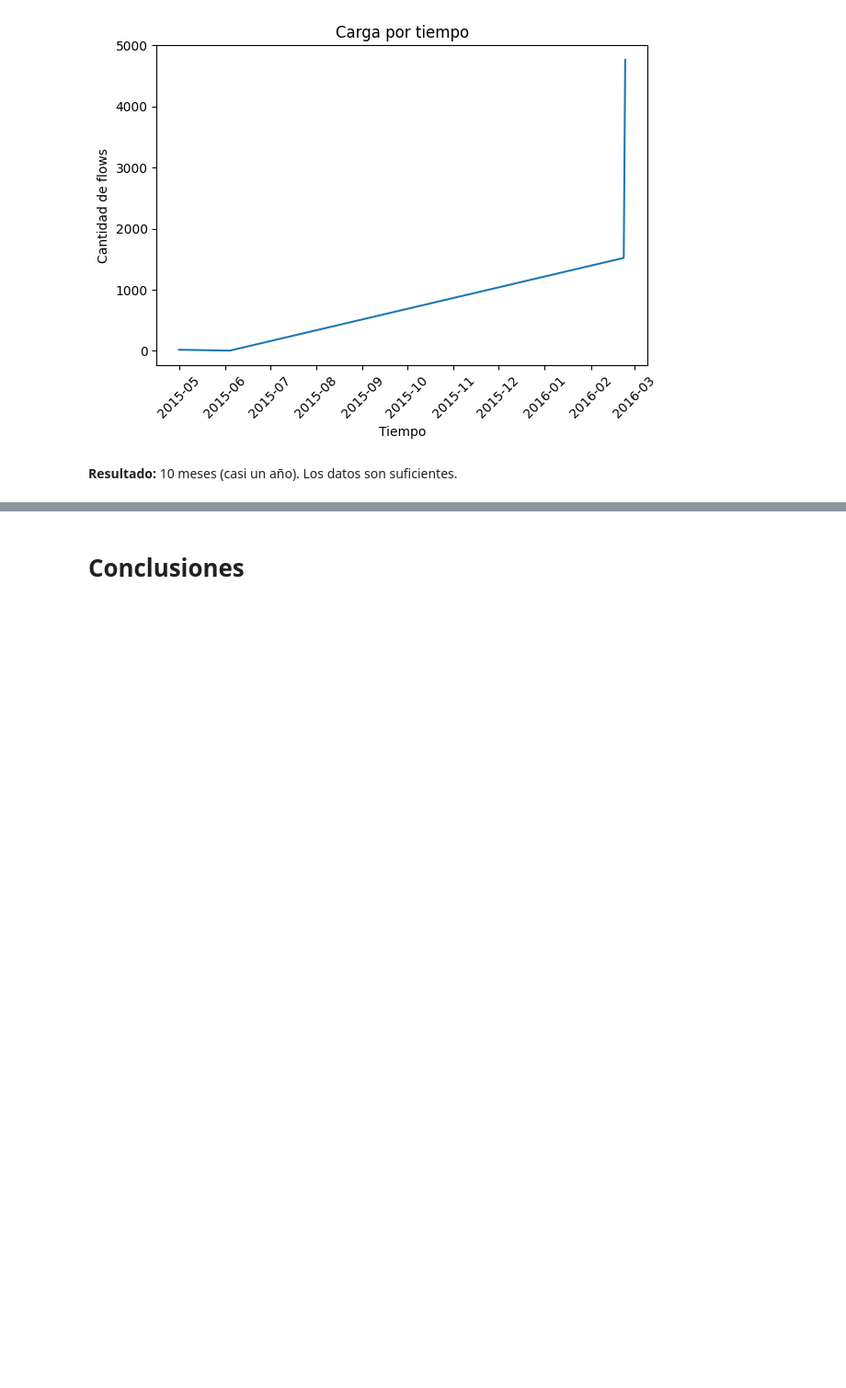
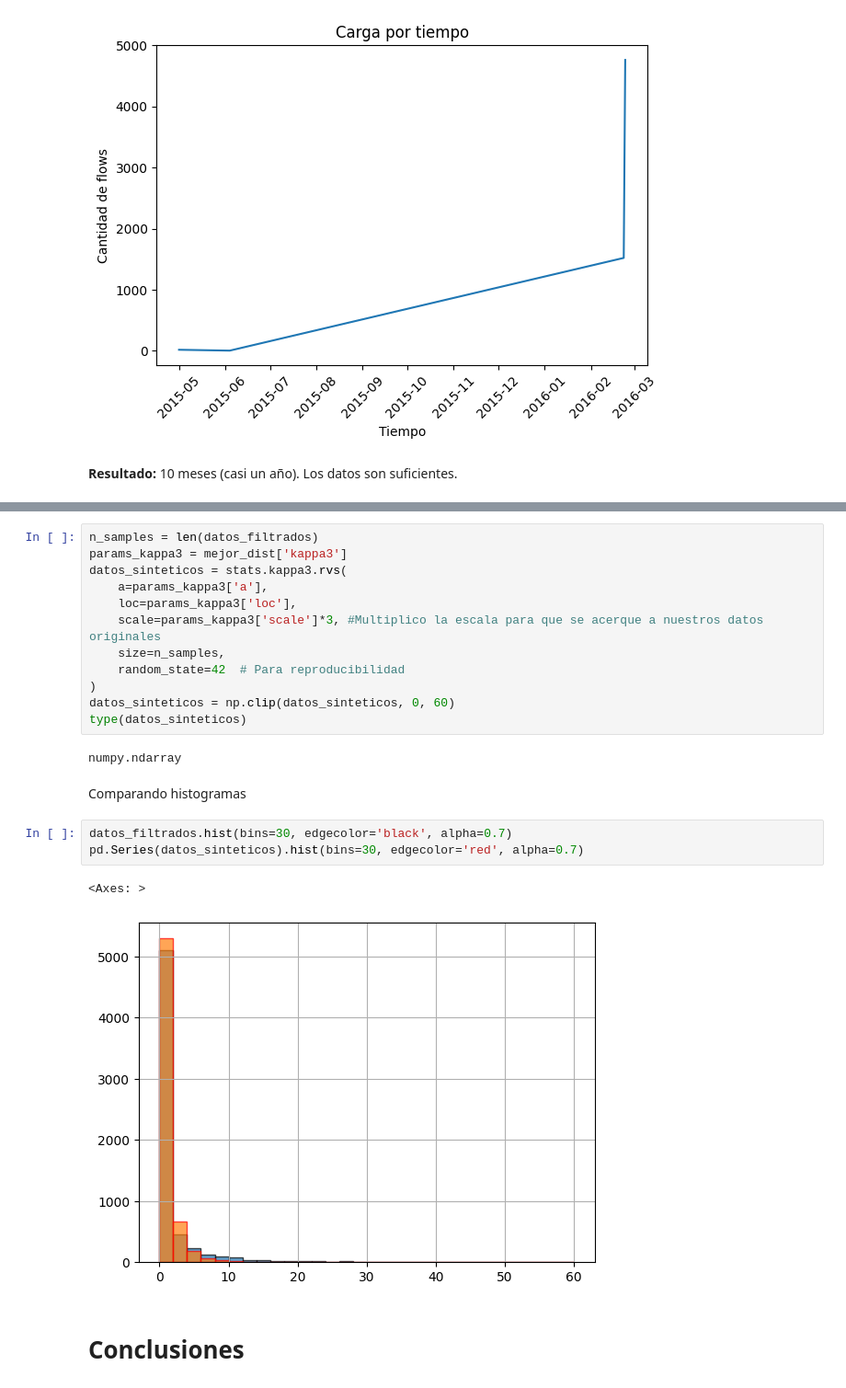
Before and after one commit to GFCACACE/propuesta-simulacion, a Jupyter notebook: Propuesta_de_simulación_Intenet.ipynb, the cells around one changed output, grey strips where cells are left out. Shown at 92% size. Saved outputs shown, nothing was run; the diff lists cells and outputs as text; blank space fills up the shorter version.

```diff
--- a/Propuesta_de_simulación_Intenet.ipynb
+++ b/Propuesta_de_simulación_Intenet.ipynb
@@ -175,2 +220,24 @@ plt.show()
+# %%
+n_samples = len(datos_filtrados)
+params_kappa3 = mejor_dist['kappa3']
+datos_sinteticos = stats.kappa3.rvs(
+    a=params_kappa3['a'],
+    loc=params_kappa3['loc'],
+    scale=params_kappa3['scale']*3, #Multiplico la escala para que se acerque a nuestros datos originales
+    size=n_samples,
+    random_state=42  # Para reproducibilidad
+)
+datos_sinteticos = np.clip(datos_sinteticos, 0, 60)
+type(datos_sinteticos)
+# %% [output]
+numpy.ndarray
+# %% [markdown]
+Comparando histogramas
+# %%
+datos_filtrados.hist(bins=30, edgecolor='black', alpha=0.7)
+pd.Series(datos_sinteticos).hist(bins=30, edgecolor='red', alpha=0.7)
+# %% [output]
+<Axes: >
+[figure, added]
 # %% [markdown]
 # Conclusiones
```
Also changed, not shown: parts of 7 cells of this notebook.
